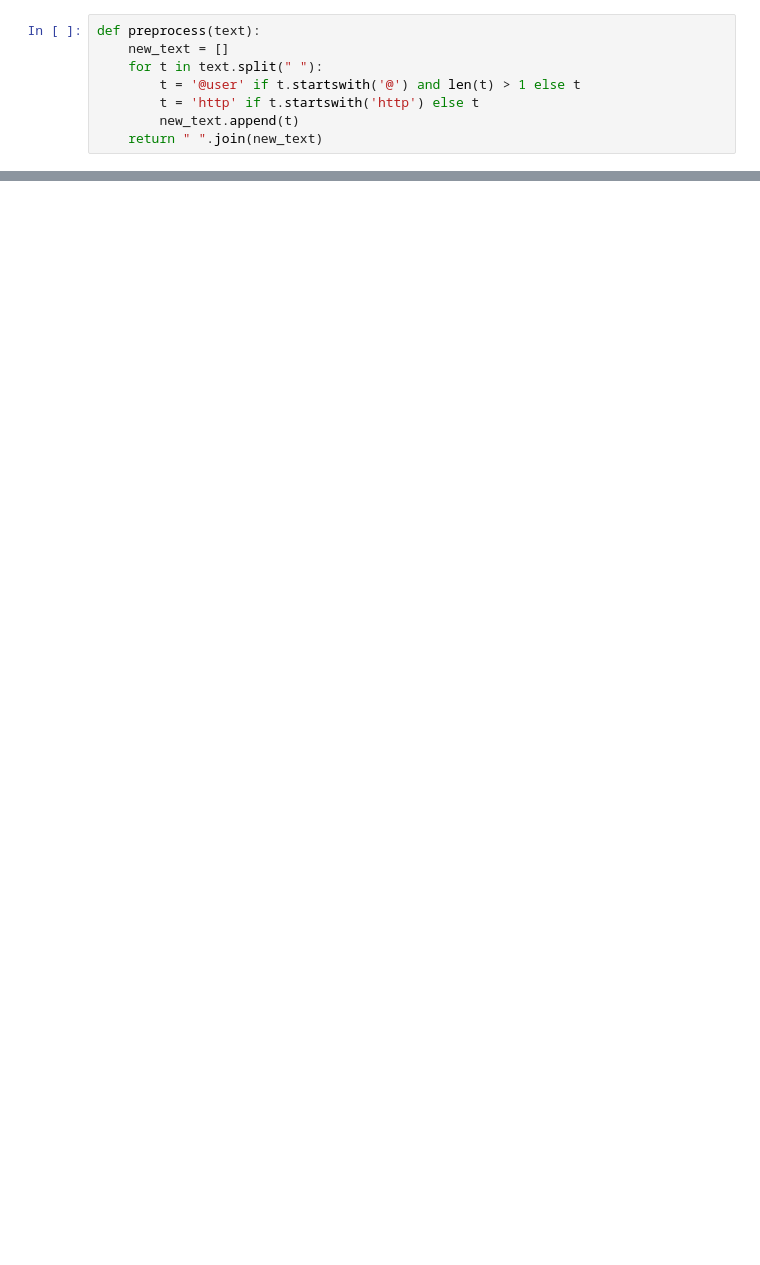
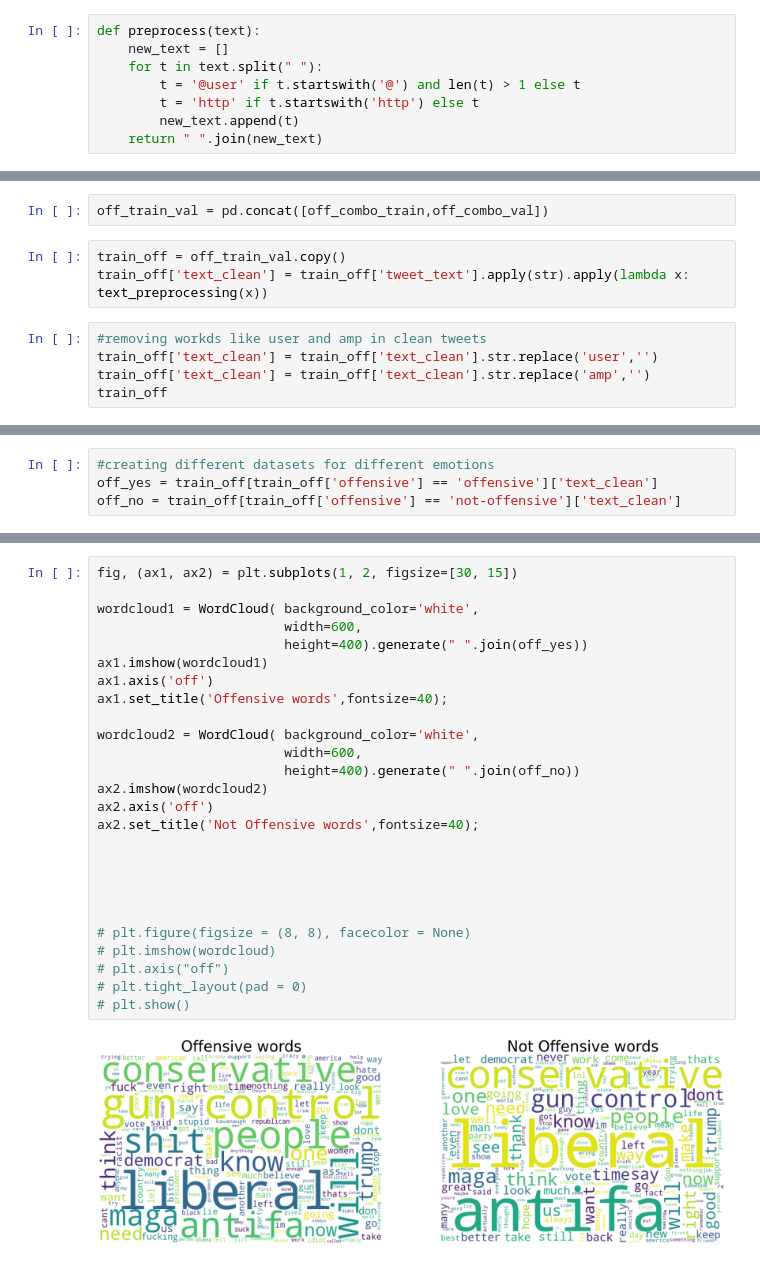
Before and after one commit to bb20417/CE888, a Jupyter notebook: Project/tweetClassification.ipynb, the cells around one changed output, grey strips where cells are left out. Saved outputs shown, nothing was run; the diff lists cells and outputs as text; blank space fills up the shorter version.

```diff
--- a/Project/tweetClassification.ipynb
+++ b/Project/tweetClassification.ipynb
@@ -96,0 +519,10 @@ If you sit back, watch &amp; listen to every .@TheDemocrats &amp; .@DNC member,
+# %%
+off_train_val = pd.concat([off_combo_train,off_combo_val])
+# %%
+train_off = off_train_val.copy()
+train_off['text_clean'] = train_off['tweet_text'].apply(str).apply(lambda x: text_preprocessing(x))
+# %%
+#removing workds like user and amp in clean tweets
+train_off['text_clean'] = train_off['text_clean'].str.replace('user','')
+train_off['text_clean'] = train_off['text_clean'].str.replace('amp','')
+train_off
@@ -96,0 +545,4 @@ If you sit back, watch &amp; listen to every .@TheDemocrats &amp; .@DNC member,
+# %%
+#creating different datasets for different emotions
+off_yes = train_off[train_off['offensive'] == 'offensive']['text_clean']
+off_no = train_off[train_off['offensive'] == 'not-offensive']['text_clean']
@@ -96,0 +565,28 @@ If you sit back, watch &amp; listen to every .@TheDemocrats &amp; .@DNC member,
+# %%
+fig, (ax1, ax2) = plt.subplots(1, 2, figsize=[30, 15])
+
+wordcloud1 = WordCloud( background_color='white',
+                        width=600,
+                        height=400).generate(" ".join(off_yes))
+ax1.imshow(wordcloud1)
+ax1.axis('off')
+ax1.set_title('Offensive words',fontsize=40);
+
+wordcloud2 = WordCloud( background_color='white',
+                        width=600,
+                        height=400).generate(" ".join(off_no))
+ax2.imshow(wordcloud2)
+ax2.axis('off')
+ax2.set_title('Not Offensive words',fontsize=40);
+
+
+
+
+
+# plt.figure(figsize = (8, 8), facecolor = None)
+# plt.imshow(wordcloud)
+# plt.axis("off")
+# plt.tight_layout(pad = 0)
+# plt.show()
+# %% [output]
+[figure, added]
```
Also changed, not shown: parts of 82 cells of this notebook.
